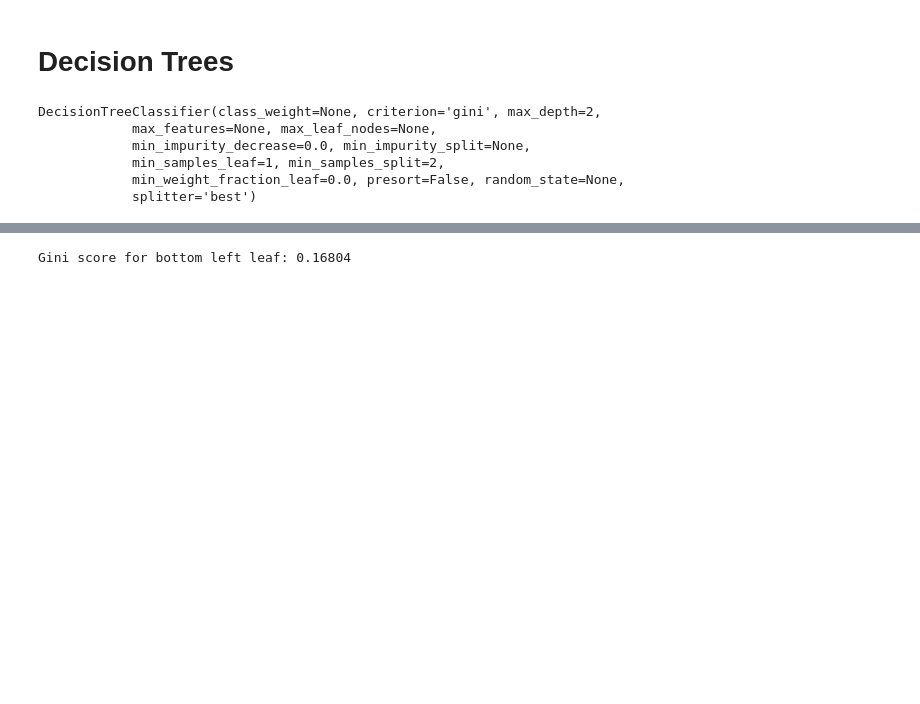
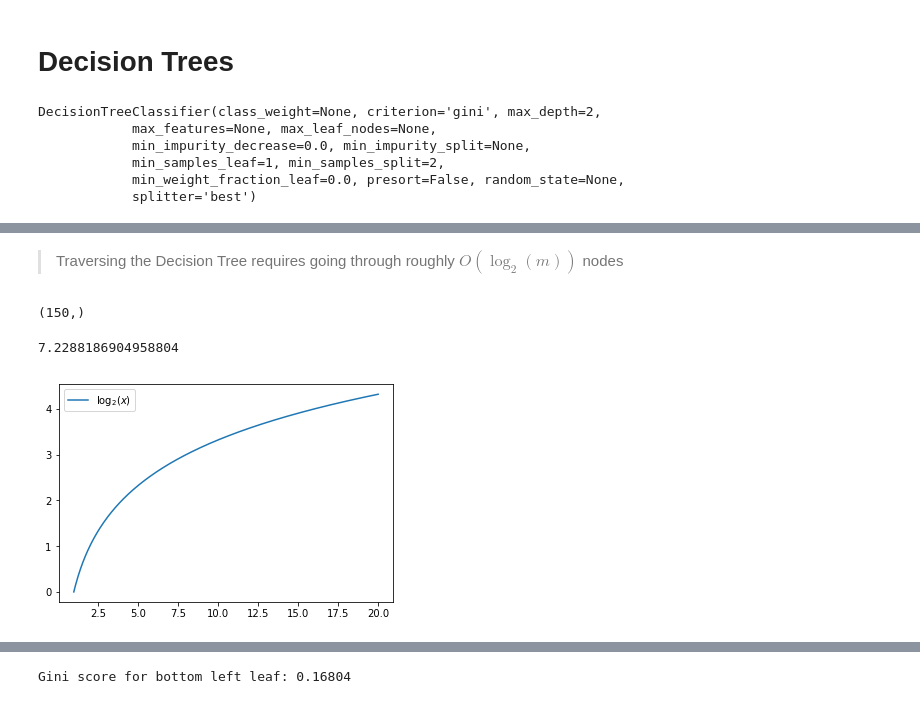
Before and after one commit to gerdm/machine_learning, a Jupyter notebook: scikitlearn_tflow/Decision Trees.ipynb, the cells around one changed output, grey strips where cells are left out. Saved outputs shown, nothing was run; the diff lists cells and outputs as text; code cells hidden in the pictures; blank space fills up the shorter version.

Commit message:
modified decision trees notebook

```diff
--- a/scikitlearn_tflow/Decision Trees.ipynb
+++ b/scikitlearn_tflow/Decision Trees.ipynb
@@ -38,3 +38,20 @@ plt.ylabel(iris.feature_names[3]);
+# %% [markdown]
+> Traversing the Decision Tree requires going through roughly $O(\log_2(m))$ nodes
+# %%
+iris["target"].shape
+# %% [output]
+(150,)
+# %%
+np.log2(iris["target"].shape[0])
+# %% [output]
+7.2288186904958804
+# %%
+xrange = np.linspace(1, 20, 500)
+plt.plot(xrange, np.log2(xrange), label="$\log_2(x)$")
+plt.legend()
+plt.show()
+# %% [output]
+[figure, added]
 # %%
 # Probability of a classification is the "impurity" when classifying
 tree_clf.predict_proba([[5, 1.5]]), tree_clf.predict_proba([[5, 1]])
```
Also changed, not shown: parts of 29 cells of this notebook.
